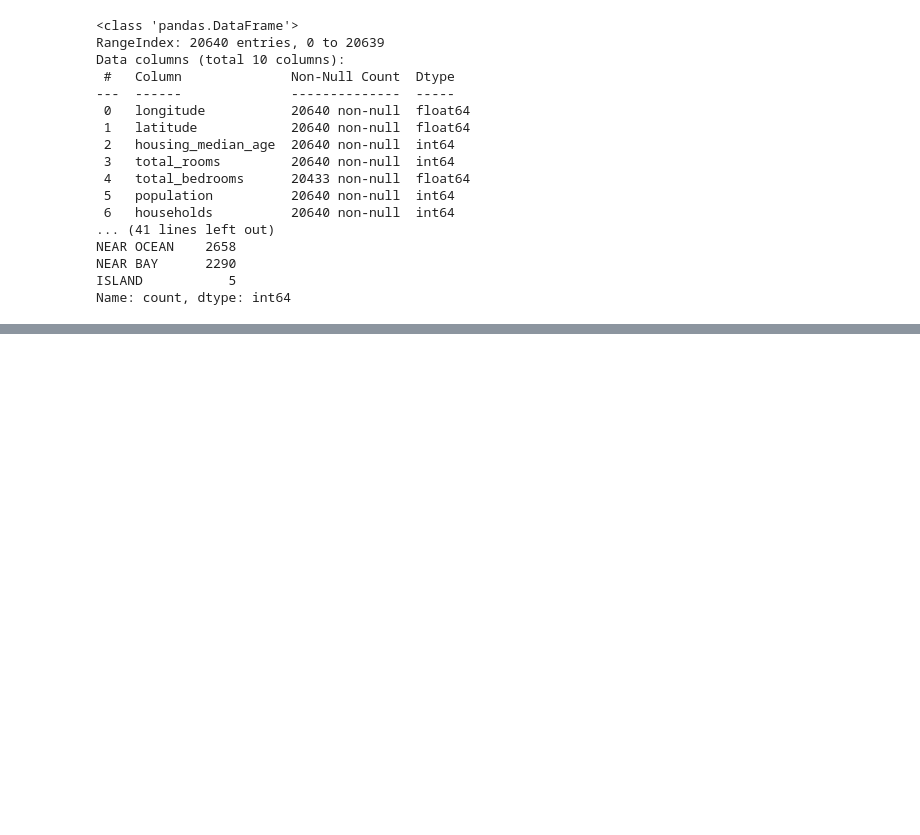
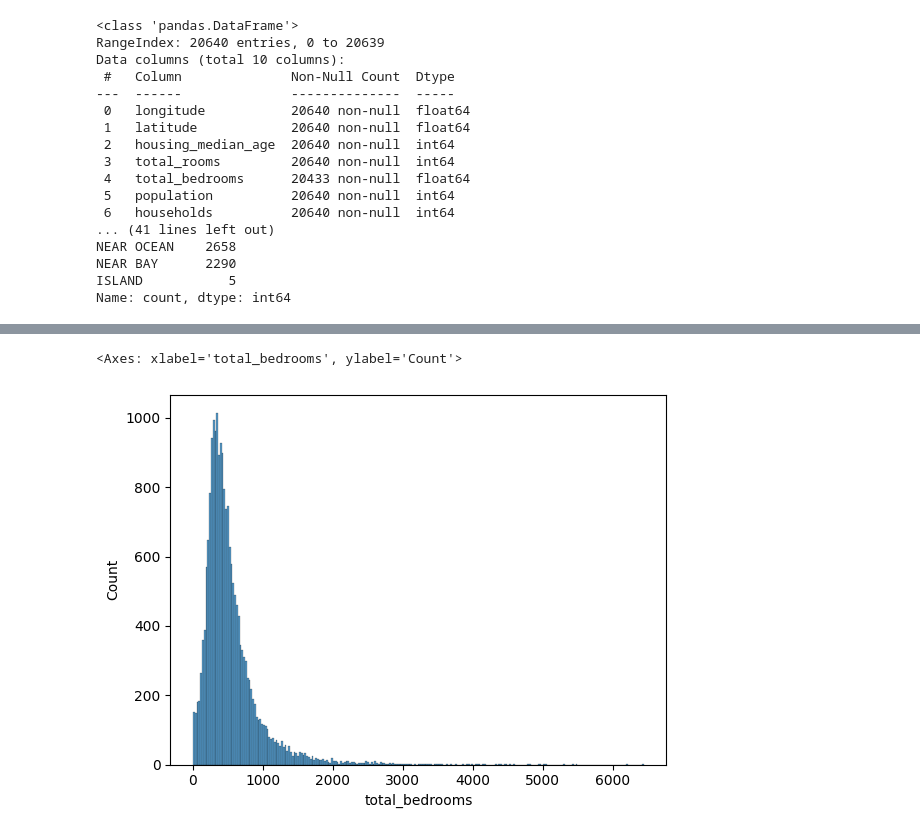
Before and after one commit to jancewicz/PJATK---Artificial-Intelligence-Postgraduate-Studies-, a Jupyter notebook: scikit-learn/regression/california.ipynb, the cells around one changed output, grey strips where cells are left out. Drawn from its saved outputs; the diff is of its cells as text; code cells hidden in the pictures; blank space fills up the shorter version.

Commit message:
Add another steps: data visualisation + imputation of total bedrooms null values based on linear regression model predictions

```diff
--- a/scikit-learn/regression/california.ipynb
+++ b/scikit-learn/regression/california.ipynb
@@ -57,0 +66,5 @@ sns.boxplot(california_df["total_rooms"])
+# %%
+sns.histplot(california_df["total_bedrooms"])
+# %% [output]
+<Axes: xlabel='total_bedrooms', ylabel='Count'>
+[figure, added]
```
Also changed, not shown: parts of 13 cells of this notebook.
